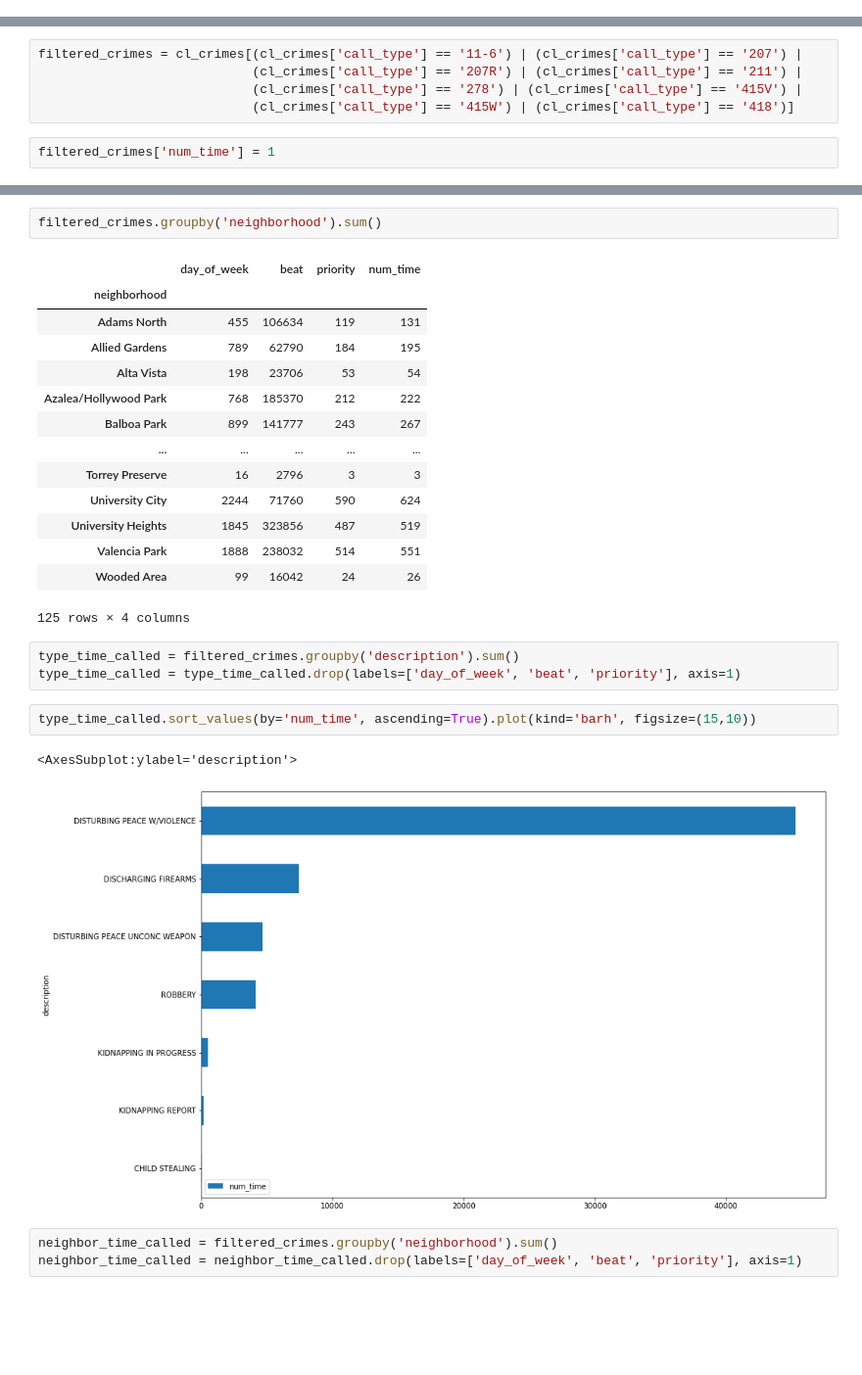
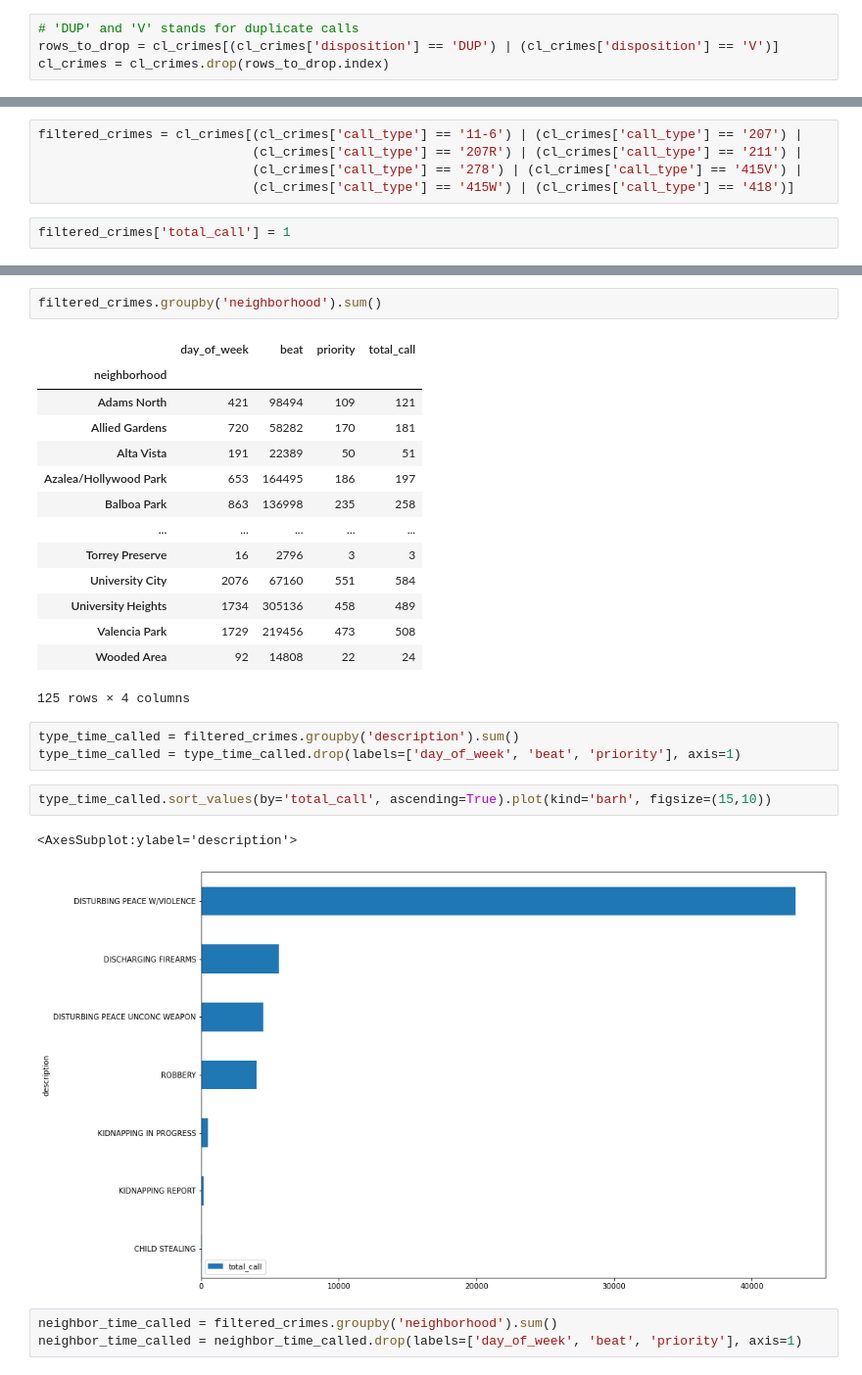
Before and after one commit to tnl001/individual_fa20, a Jupyter notebook: final_project/FinalProject_tnl001.ipynb, the cells around one changed output, grey strips where cells are left out. Shown: that part at 98% size. Saved outputs shown, nothing was run; the diff lists cells and outputs as text; blank space fills up the shorter version.

Commit message:
More data cleaning and added open/close hour for 15 parks. Need to fix naming inconsistency

```diff
--- a/final_project/FinalProject_tnl001.ipynb
+++ b/final_project/FinalProject_tnl001.ipynb
@@ -171,3 +175,7 @@ cl_crimes.head()
 | 2 | E18010000003 | 2018-01-01 00:00:52 | 0 | 1016 | A | 122 | 2 | PRISONER IN CUSTODY |
 | 3 | E18010000004 | 2018-01-01 00:00:55 | 0 | AU1 | W | 445 | 1 | ALL UNITS INFORMATION-PRI 1 |
 | 4 | E18010000005 | 2018-01-01 00:00:56 | 0 | 1151 | O | 523 | 3 | PED STOP/FIELD INTERVIEW |
+# %%
+# 'DUP' and 'V' stands for duplicate calls
+rows_to_drop = cl_crimes[(cl_crimes['disposition'] == 'DUP') | (cl_crimes['disposition'] == 'V')]
+cl_crimes = cl_crimes.drop(rows_to_drop.index)
@@ -244,7 +271,7 @@ filtered_crimes = cl_crimes[(cl_crimes['call_type'] == '11-6') | (cl_crimes['cal
                             (cl_crimes['call_type'] == '278') | (cl_crimes['call_type'] == '415V') |
                             (cl_crimes['call_type'] == '415W') | (cl_crimes['call_type'] == '418')]
 # %%
-filtered_crimes['num_time'] = 1
+filtered_crimes['total_call'] = 1
 # %% [output]
 A value is trying to be set on a copy of a slice from a DataFrame.
 Try using .loc[row_indexer,col_indexer] = value instead
@@ -277,28 +304,28 @@ filtered_crimes.head()
 # %%
 filtered_crimes.groupby('neighborhood').sum()
 # %% [output]
-|  | day_of_week | beat | priority | num_time |
+|  | day_of_week | beat | priority | total_call |
 | neighborhood |  |  |  |  |
-| Adams North | 455 | 106634 | 119 | 131 |
-| Allied Gardens | 789 | 62790 | 184 | 195 |
-| Alta Vista | 198 | 23706 | 53 | 54 |
-| Azalea/Hollywood Park | 768 | 185370 | 212 | 222 |
-| Balboa Park | 899 | 141777 | 243 | 267 |
+| Adams North | 421 | 98494 | 109 | 121 |
+| Allied Gardens | 720 | 58282 | 170 | 181 |
+| Alta Vista | 191 | 22389 | 50 | 51 |
+| Azalea/Hollywood Park | 653 | 164495 | 186 | 197 |
+| Balboa Park | 863 | 136998 | 235 | 258 |
 | ... | ... | ... | ... | ... |
 | Torrey Preserve | 16 | 2796 | 3 | 3 |
-| University City | 2244 | 71760 | 590 | 624 |
-| University Heights | 1845 | 323856 | 487 | 519 |
-| Valencia Park | 1888 | 238032 | 514 | 551 |
-| Wooded Area | 99 | 16042 | 24 | 26 |
+| University City | 2076 | 67160 | 551 | 584 |
+| University Heights | 1734 | 305136 | 458 | 489 |
+| Valencia Park | 1729 | 219456 | 473 | 508 |
+| Wooded Area | 92 | 14808 | 22 | 24 |
 125 rows × 4 columns
 # %%
 type_time_called = filtered_crimes.groupby('description').sum()
 type_time_called = type_time_called.drop(labels=['day_of_week', 'beat', 'priority'], axis=1)
 # %%
-type_time_called.sort_values(by='num_time', ascending=True).plot(kind='barh', figsize=(15,10))
+type_time_called.sort_values(by='total_call', ascending=True).plot(kind='barh', figsize=(15,10))
 # %% [output]
 <AxesSubplot:ylabel='description'>
-[figure, old version]
+[figure, new version]
 # %%
 neighbor_time_called = filtered_crimes.groupby('neighborhood').sum()
 neighbor_time_called = neighbor_time_called.drop(labels=['day_of_week', 'beat', 'priority'], axis=1)
```
Also changed, not shown: parts of 28 cells of this notebook.
